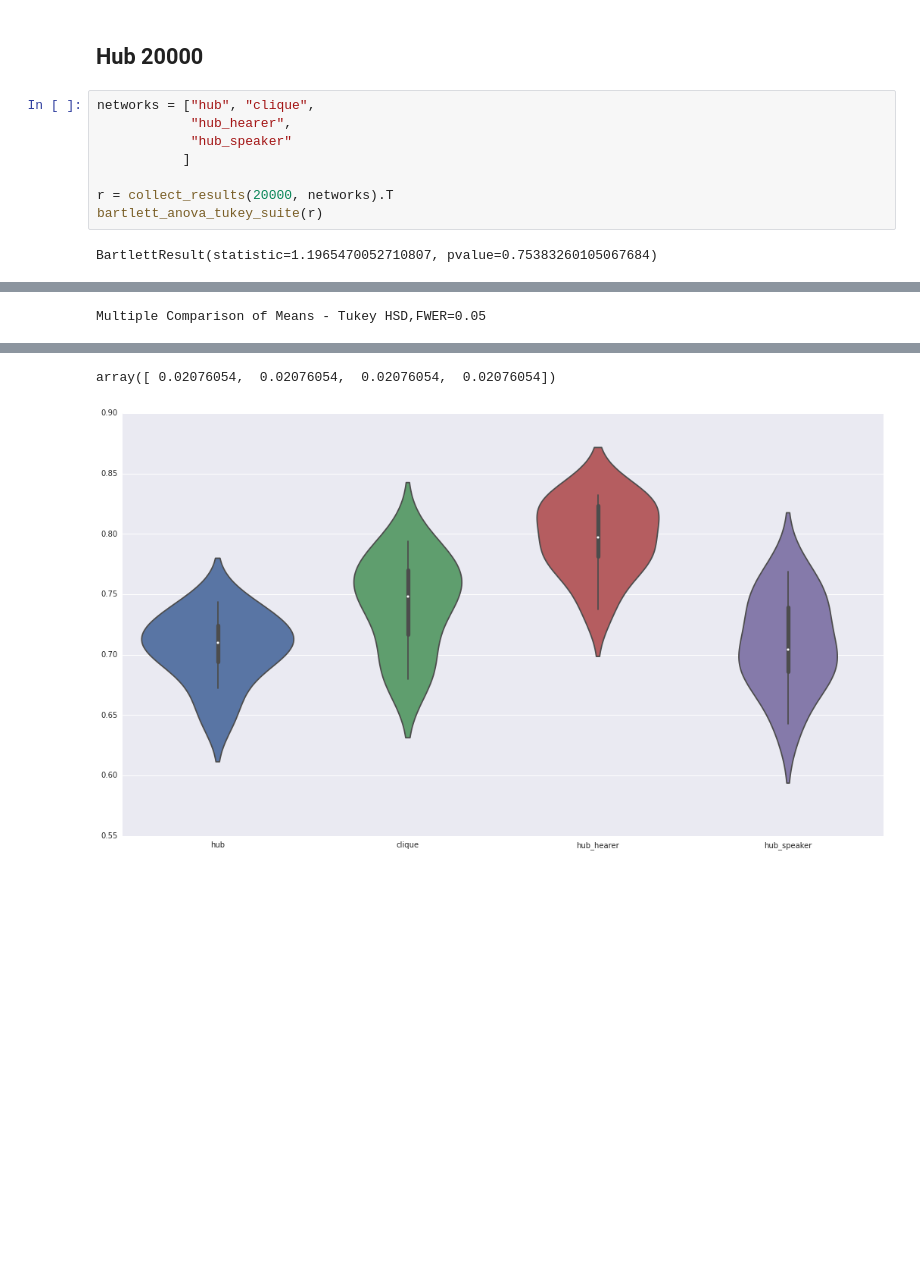
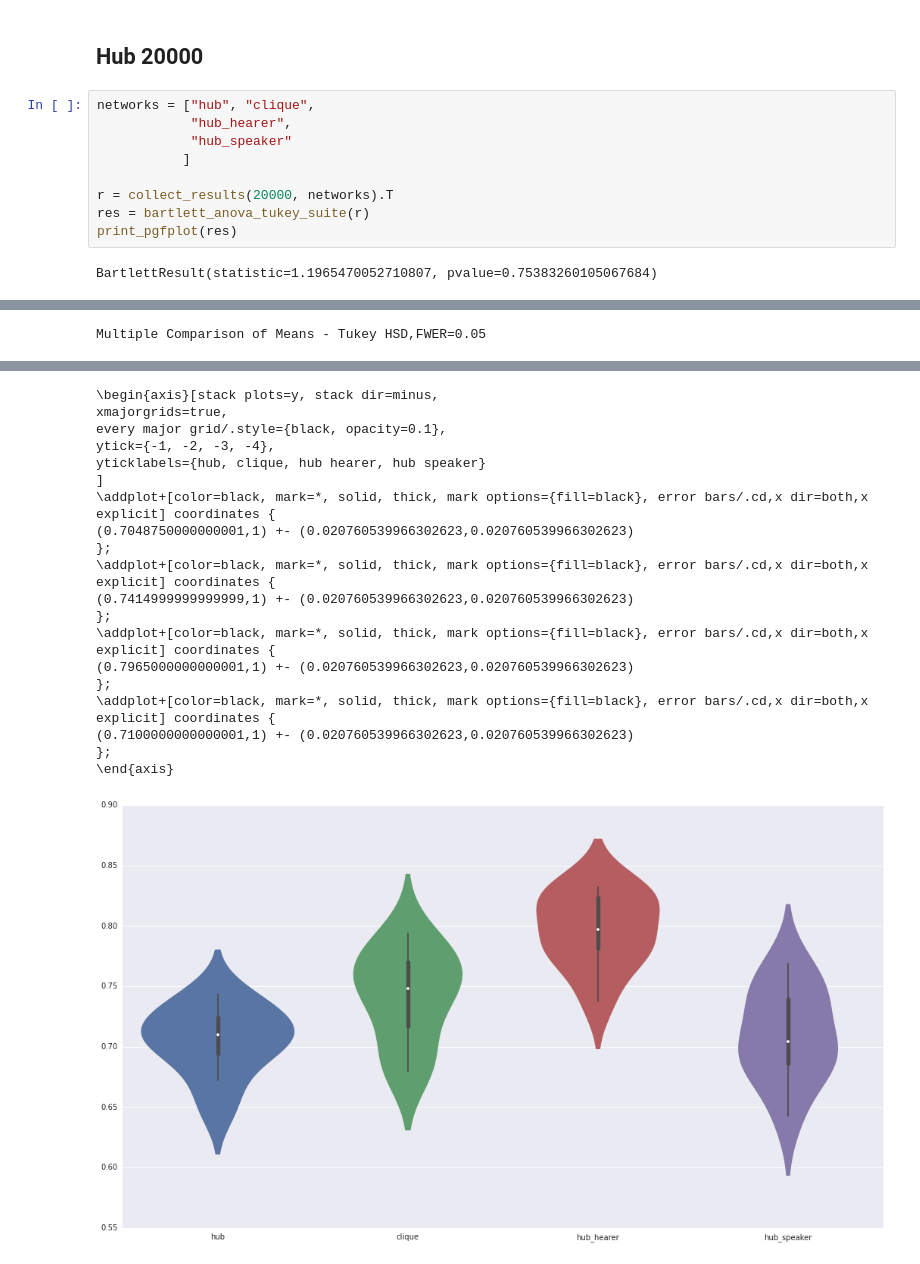
Before and after one commit to zubekj/cog-abm, a Jupyter notebook: statistical_analysis.ipynb, the cells around one changed output, grey strips where cells are left out. Cells and saved outputs as stored; diff of their text form; blank space fills up the shorter version.

Commit message:
Plots of Tukey tests.

```diff
--- a/statistical_analysis.ipynb
+++ b/statistical_analysis.ipynb
@@ -157,24 +176,43 @@ array([ 0.02527674,  0.02527674,  0.02527674,  0.02527674])
 # %%
 networks = ["hub", "clique",
             "hub_hearer",
             "hub_speaker"
            ]
 
 r = collect_results(20000, networks).T
-bartlett_anova_tukey_suite(r)
+res = bartlett_anova_tukey_suite(r)
+print_pgfplot(res)
 # %% [output]
 BartlettResult(statistic=1.1965470052710807, pvalue=0.75383260105067684)
 |  | df | sum_sq | mean_sq | F | PR(>F) |
 | variable | 3 | 0.053156 | 0.017719 | 14.909957 | 0.000002 |
 | Residual | 36 | 0.042781 | 0.001188 | NaN | NaN |
 Multiple Comparison of Means - Tukey HSD,FWER=0.05
 | group1 | group2 | meandiff | lower | upper | reject |
 | clique | hub | -0.0366 | -0.0781 | 0.0049 | False |
 | clique | hub_hearer | 0.055 | 0.0135 | 0.0965 | True |
 | clique | hub_speaker | -0.0315 | -0.073 | 0.01 | False |
 | hub | hub_hearer | 0.0916 | 0.0501 | 0.1331 | True |
 | hub | hub_speaker | 0.0051 | -0.0364 | 0.0466 | False |
 | hub_hearer | hub_speaker | -0.0865 | -0.128 | -0.045 | True |
-array([ 0.02076054,  0.02076054,  0.02076054,  0.02076054])
+\begin{axis}[stack plots=y, stack dir=minus,
+xmajorgrids=true,
+every major grid/.style={black, opacity=0.1},
+ytick={-1, -2, -3, -4},
+yticklabels={hub, clique, hub hearer, hub speaker}
+]
+\addplot+[color=black, mark=*, solid, thick, mark options={fill=black}, error bars/.cd,x dir=both,x explicit] coordinates {
+(0.7048750000000001,1) +- (0.020760539966302623,0.020760539966302623)
+};
+\addplot+[color=black, mark=*, solid, thick, mark options={fill=black}, error bars/.cd,x dir=both,x explicit] coordinates {
+(0.7414999999999999,1) +- (0.020760539966302623,0.020760539966302623)
+};
+\addplot+[color=black, mark=*, solid, thick, mark options={fill=black}, error bars/.cd,x dir=both,x explicit] coordinates {
+(0.7965000000000001,1) +- (0.020760539966302623,0.020760539966302623)
+};
+\addplot+[color=black, mark=*, solid, thick, mark options={fill=black}, error bars/.cd,x dir=both,x explicit] coordinates {
+(0.7100000000000001,1) +- (0.020760539966302623,0.020760539966302623)
+};
+\end{axis}
-[figure, old version]
+[figure, new version]
 [figure]
```
Also changed, not shown: parts of 2 cells of this notebook, 3 other files.
